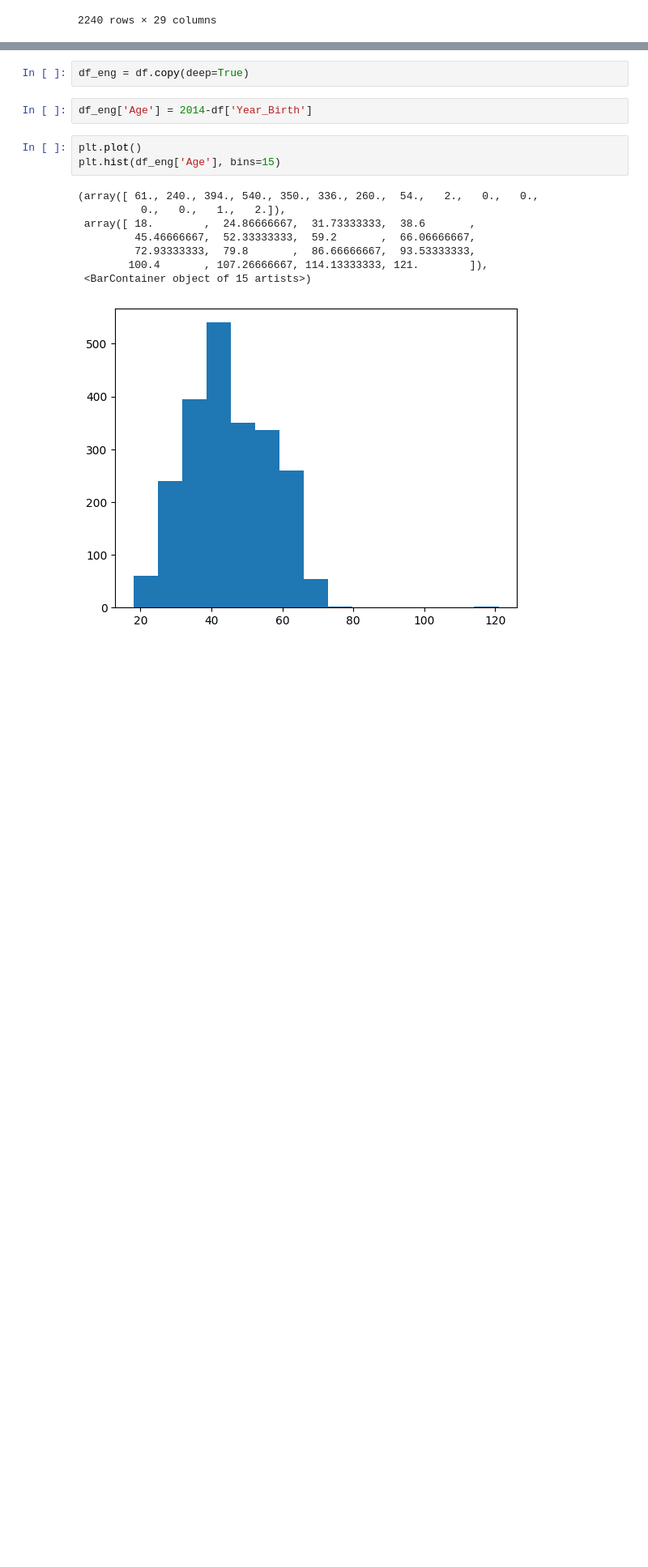
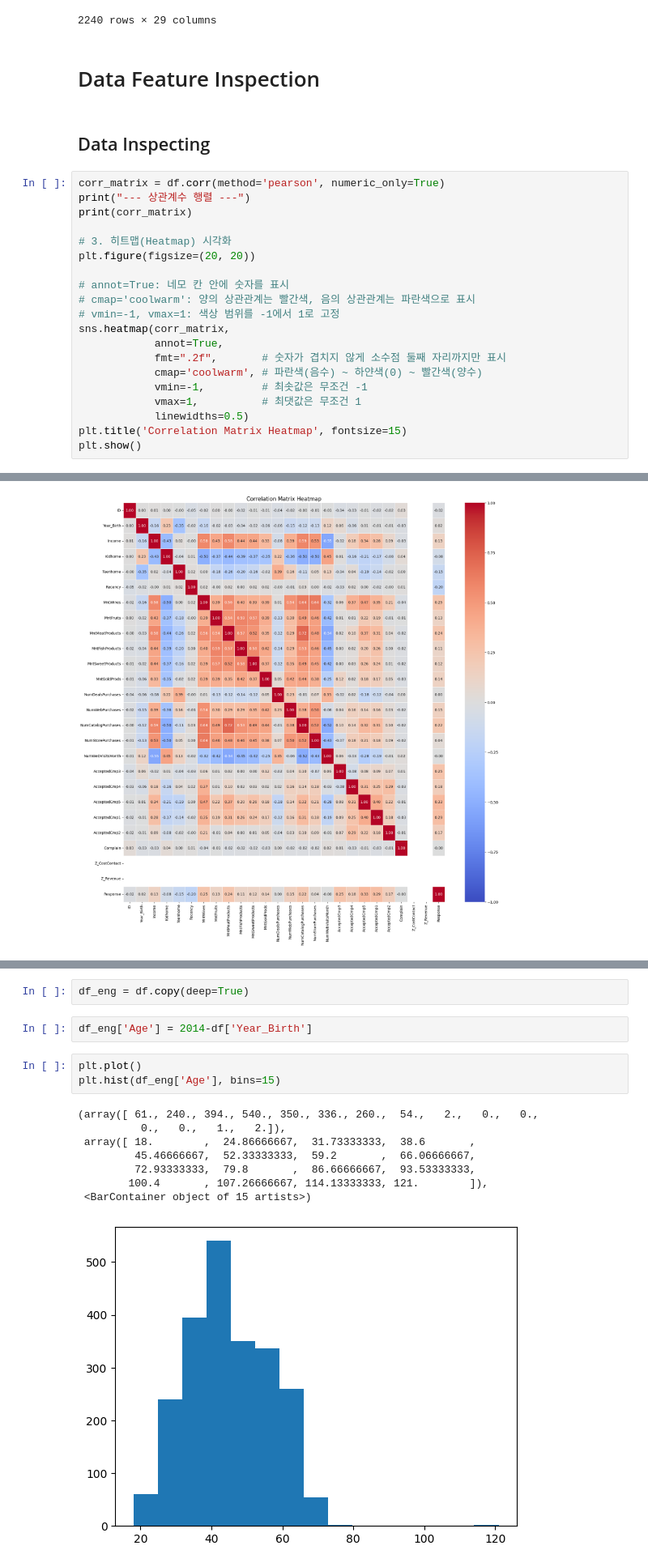
Before and after one commit to waterlemon7z/DataScience-customer-personality-analysis, a Jupyter notebook: main.ipynb, the cells around one changed output, grey strips where cells are left out. Shown at 81% size. Drawn from its saved outputs; the diff is of its cells as text; blank space fills up the shorter version.

```diff
--- a/main.ipynb
+++ b/main.ipynb
@@ -27,3 +29,28 @@ df
 | 2238 | 8235 | 1956 | Master | Together | 69245.0 | 0 | 1 | 24-01-2014 | 8 | ... |
 | 2239 | 9405 | 1954 | PhD | Married | 52869.0 | 1 | 1 | 15-10-2012 | 40 | ... |
 2240 rows × 29 columns
+# %% [markdown]
+# Data Feature Inspection
+# %% [markdown]
+## Data Inspecting
+# %%
+corr_matrix = df.corr(method='pearson', numeric_only=True)
+print("--- 상관계수 행렬 ---")
+print(corr_matrix)
+
+# 3. 히트맵(Heatmap) 시각화
+plt.figure(figsize=(20, 20))
+
+# annot=True: 네모 칸 안에 숫자를 표시
+# cmap='coolwarm': 양의 상관관계는 빨간색, 음의 상관관계는 파란색으로 표시
+# vmin=-1, vmax=1: 색상 범위를 -1에서 1로 고정
+sns.heatmap(corr_matrix,
+            annot=True,
+            fmt=".2f",       # 숫자가 겹치지 않게 소수점 둘째 자리까지만 표시
+            cmap='coolwarm', # 파란색(음수) ~ 하얀색(0) ~ 빨간색(양수)
+            vmin=-1,         # 최솟값은 무조건 -1
+            vmax=1,          # 최댓값은 무조건 1
+            linewidths=0.5)
+plt.title('Correlation Matrix Heatmap', fontsize=15)
+plt.show()
+# %% [output]
@@ -30 +74,2 @@ df
+[figure, added]
 # %% [markdown]
```
Also changed, not shown: parts of 23 cells of this notebook.
